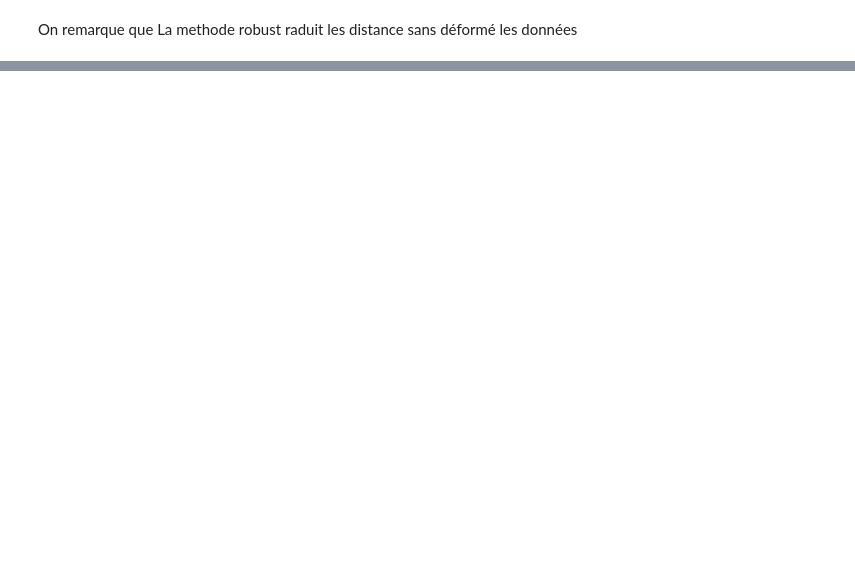
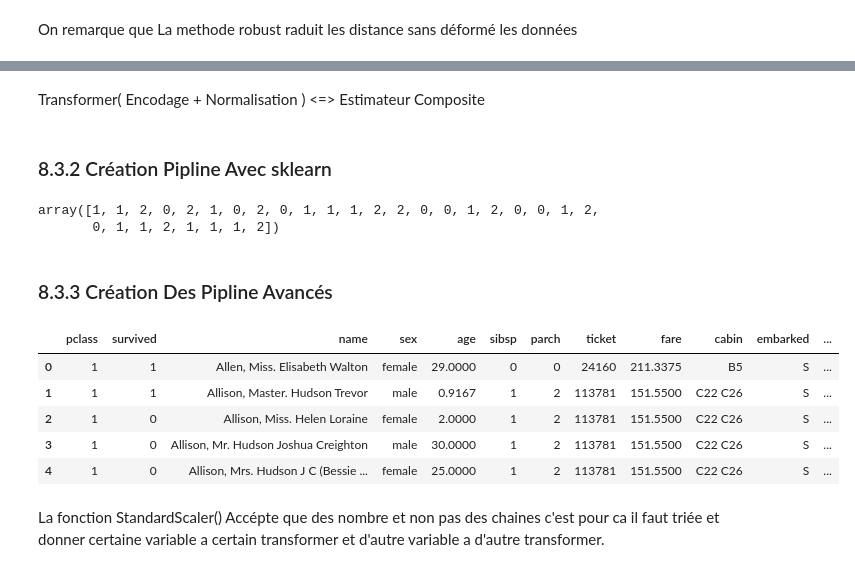
Before and after one commit to mohamed063197/Data-scientist, a Jupyter notebook: 08_ML_Preprocessing.ipynb, the cells around one changed output, grey strips where cells are left out. Saved outputs shown, nothing was run; the diff lists cells and outputs as text; code cells hidden in the pictures; blank space fills up the shorter version.

```diff
--- a/08_ML_Preprocessing.ipynb
+++ b/08_ML_Preprocessing.ipynb
@@ -149,0 +263,14 @@ On remarque que La methode robust raduit les distance sans déformé les donnée
+# %% [markdown]
+Transformer( Encodage + Normalisation ) <=>  Estimateur Composite
+# %% [markdown]
+### 8.3.2 Création Pipline Avec sklearn
+# %%
+from sklearn.pipeline import make_pipeline
+model = make_pipeline(StandardScaler(), SGDClassifier())
+model.fit(X_train, y_train)
+model.predict(X_test)
+# %% [output]
+array([1, 1, 2, 0, 2, 1, 0, 2, 0, 1, 1, 1, 2, 2, 0, 0, 1, 2, 0, 0, 1, 2,
+       0, 1, 1, 2, 1, 1, 1, 2])
+# %% [markdown]
+### 8.3.3 Création Des Pipline Avancés
@@ -149,0 +286,10 @@ On remarque que La methode robust raduit les distance sans déformé les donnée
+# %%
+data=pd.read_excel('src/datasets/titanic.xls')
+data.head()
+# %% [output]
+|  | pclass | survived | name | sex | age | sibsp | parch | ticket | fare | cabin | embarked | ... |
+| 0 | 1 | 1 | Allen, Miss. Elisabeth Walton | female | 29.0000 | 0 | 0 | 24160 | 211.3375 | B5 | S | ... |
+| 1 | 1 | 1 | Allison, Master. Hudson Trevor | male | 0.9167 | 1 | 2 | 113781 | 151.5500 | C22 C26 | S | ... |
+| 2 | 1 | 0 | Allison, Miss. Helen Loraine | female | 2.0000 | 1 | 2 | 113781 | 151.5500 | C22 C26 | S | ... |
+| 3 | 1 | 0 | Allison, Mr. Hudson Joshua Creighton | male | 30.0000 | 1 | 2 | 113781 | 151.5500 | C22 C26 | S | ... |
+| 4 | 1 | 0 | Allison, Mrs. Hudson J C (Bessie ... | female | 25.0000 | 1 | 2 | 113781 | 151.5500 | C22 C26 | S | ... |
@@ -149,0 +299,2 @@ On remarque que La methode robust raduit les distance sans déformé les donnée
+# %% [markdown]
+La fonction StandardScaler() Accépte que des nombre et non pas des chaines c'est pour ca il faut triée et donner certaine variable a certain transformer et d'autre variable a d'autre transformer.
```
Also changed, not shown: parts of 45 cells of this notebook, 1 other file.
